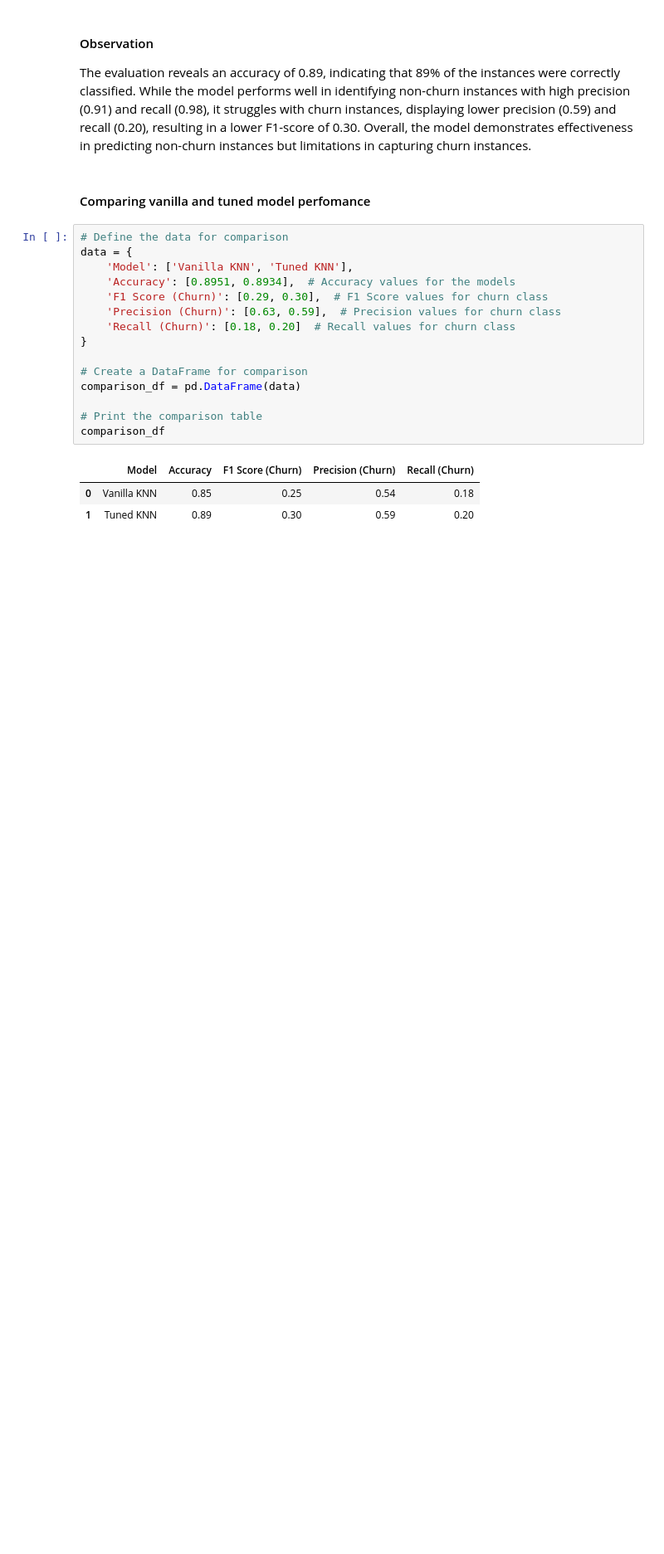
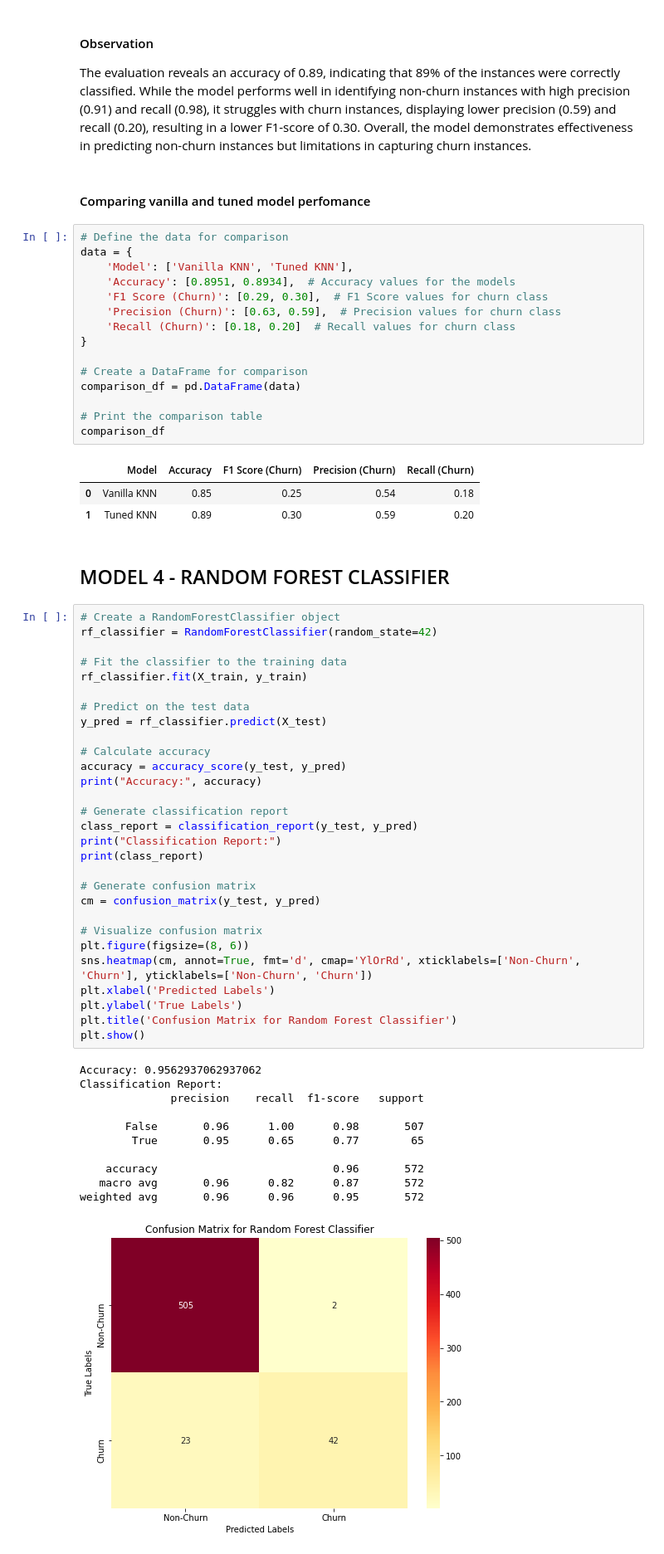
Before and after one commit to Agai-Beryl/Predicting-Customer-Churn-For-A-Leading-Telco-Using-Machine-Learning, a Jupyter notebook: MachineLearning.ipynb, the cells around one changed output. Shown at 83% size. Saved outputs shown, nothing was run; the diff lists cells and outputs as text; blank space fills up the shorter version.

Commit message:
Build vanilla Random Forest Classifier

```diff
--- a/MachineLearning.ipynb
+++ b/MachineLearning.ipynb
@@ -1555,3 +1555,46 @@ comparison_df
 |  | Model | Accuracy | F1 Score (Churn) | Precision (Churn) | Recall (Churn) |
 | 0 | Vanilla KNN | 0.85 | 0.25 | 0.54 | 0.18 |
 | 1 | Tuned KNN | 0.89 | 0.30 | 0.59 | 0.20 |
+# %% [markdown]
+## MODEL 4 - RANDOM FOREST CLASSIFIER
+# %%
+# Create a RandomForestClassifier object
+rf_classifier = RandomForestClassifier(random_state=42)
+
+# Fit the classifier to the training data
+rf_classifier.fit(X_train, y_train)
+
+# Predict on the test data
+y_pred = rf_classifier.predict(X_test)
+
+# Calculate accuracy
+accuracy = accuracy_score(y_test, y_pred)
+print("Accuracy:", accuracy)
+
+# Generate classification report
+class_report = classification_report(y_test, y_pred)
+print("Classification Report:")
+print(class_report)
+
+# Generate confusion matrix
+cm = confusion_matrix(y_test, y_pred)
+
+# Visualize confusion matrix
+plt.figure(figsize=(8, 6))
+sns.heatmap(cm, annot=True, fmt='d', cmap='YlOrRd', xticklabels=['Non-Churn', 'Churn'], yticklabels=['Non-Churn', 'Churn'])
+plt.xlabel('Predicted Labels')
+plt.ylabel('True Labels')
+plt.title('Confusion Matrix for Random Forest Classifier')
+plt.show()
+# %% [output]
+Accuracy: 0.9562937062937062
+Classification Report:
+              precision    recall  f1-score   support
+
+       False       0.96      1.00      0.98       507
+        True       0.95      0.65      0.77        65
+
+    accuracy                           0.96       572
+   macro avg       0.96      0.82      0.87       572
+weighted avg       0.96      0.96      0.95       572
+[figure, added]
```
Also changed, not shown: parts of 3 cells of this notebook.
